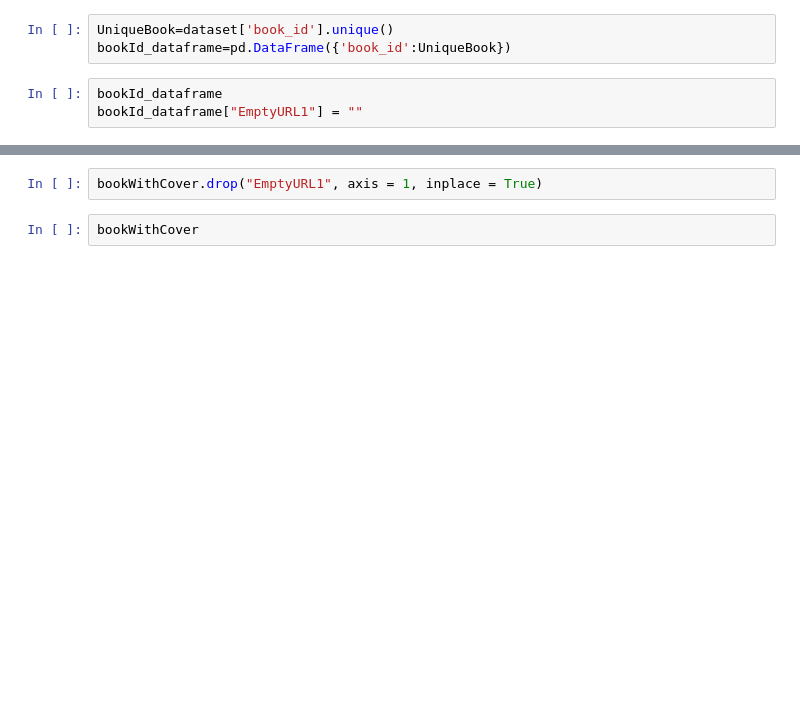
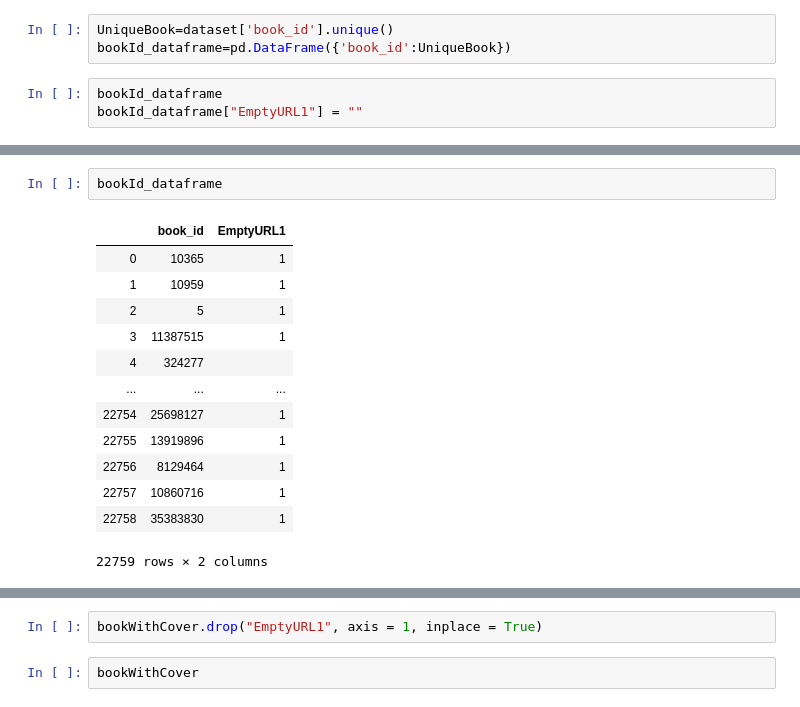
Before and after one commit to MadhusmitaKalita125/Book_Recommender_system, a Jupyter notebook: CheckImageFile.ipynb, the cells around one changed output, grey strips where cells are left out. Drawn from its saved outputs; the diff is of its cells as text; blank space fills up the shorter version.

```diff
--- a/CheckImageFile.ipynb
+++ b/CheckImageFile.ipynb
@@ -102,3 +92,19 @@ bookId_dataframe
+# %%
+bookId_dataframe
+# %% [output]
+|  | book_id | EmptyURL1 |
+| 0 | 10365 | 1 |
+| 1 | 10959 | 1 |
+| 2 | 5 | 1 |
+| 3 | 11387515 | 1 |
+| 4 | 324277 |  |
+| ... | ... | ... |
+| 22754 | 25698127 | 1 |
+| 22755 | 13919896 | 1 |
+| 22756 | 8129464 | 1 |
+| 22757 | 10860716 | 1 |
+| 22758 | 35383830 | 1 |
+22759 rows × 2 columns
 # %%
 print(bookId_dataframe.loc[bookId_dataframe.EmptyURL1==""])
 # %% [output]
```
Also changed, not shown: parts of 17 cells of this notebook.
